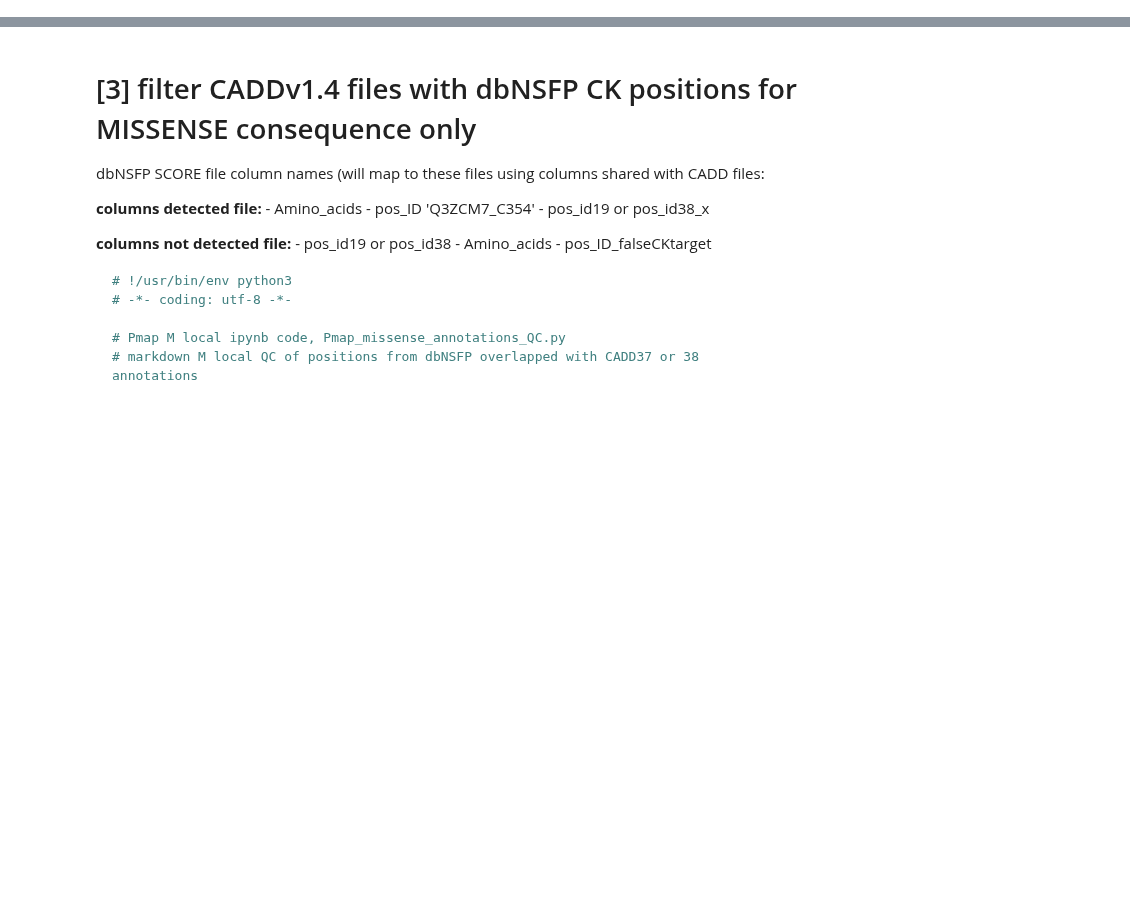
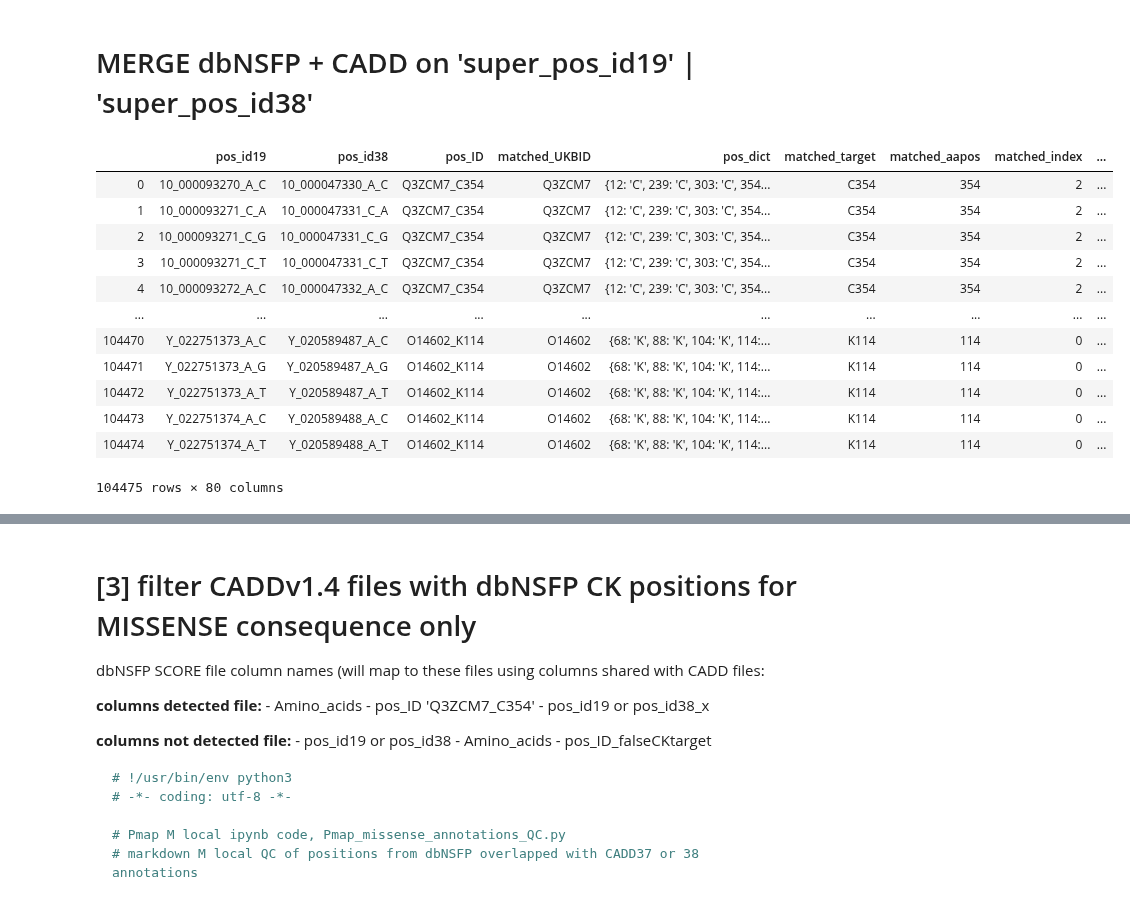
Before and after one commit to Mfpfox/MAPPING, a Jupyter notebook: M19_12_27_CADD_overlap_dbNSFP_local.ipynb, the cells around one changed output, grey strips where cells are left out. Drawn from its saved outputs; the diff is of its cells as text; code cells hidden in the pictures; blank space fills up the shorter version.

```diff
--- a/M19_12_27_CADD_overlap_dbNSFP_local.ipynb
+++ b/M19_12_27_CADD_overlap_dbNSFP_local.ipynb
@@ -43,0 +281,16 @@ print(os.listdir())
+# %%
+dbnsfp = pd.read_csv('SCORE2_dbNSFP_selectcols_detected_CK_104475.csv', low_memory=False)
+print(dbnsfp.shape)
+notdbnsfp = pd.read_csv('SCORE2_dbNSFP_selectcols_NOT_detected_CK_1222911.csv', low_memory=False)
+print(notdbnsfp.shape)
+
+# DBNSFP DETECTED
+dbnsfp = super_pos_id(dbnsfp, 'pos_id19', 'matched_aapos', 37)
+dbnsfp = super_pos_id(dbnsfp, 'pos_id38', 'matched_aapos', 38)
+
+# DBNSFP NOTDETECTED
+notdbnsfp = super_pos_id(notdbnsfp, 'pos_id19', 'matched_aapos', 37)
+notdbnsfp = super_pos_id(notdbnsfp, 'pos_id38', 'matched_aapos', 38)
+
+dbnsfp.to_csv('SCORE2_dbNSFP_selectcols_detected_CK_104475.csv', index=False)
+notdbnsfp.to_csv('SCORE2_dbNSFP_selectcols_NOT_detected_CK_1222911.csv', index=False)
@@ -43,0 +334,18 @@ print(os.listdir())
+# %% [markdown]
+# MERGE dbNSFP + CADD on 'super_pos_id19' | 'super_pos_id38'
+# %%
+dbnsfp
+# %% [output]
+|  | pos_id19 | pos_id38 | pos_ID | matched_UKBID | pos_dict | matched_target | matched_aapos | matched_index | ... |
+| 0 | 10_000093270_A_C | 10_000047330_A_C | Q3ZCM7_C354 | Q3ZCM7 | {12: 'C', 239: 'C', 303: 'C', 354... | C354 | 354 | 2 | ... |
+| 1 | 10_000093271_C_A | 10_000047331_C_A | Q3ZCM7_C354 | Q3ZCM7 | {12: 'C', 239: 'C', 303: 'C', 354... | C354 | 354 | 2 | ... |
+| 2 | 10_000093271_C_G | 10_000047331_C_G | Q3ZCM7_C354 | Q3ZCM7 | {12: 'C', 239: 'C', 303: 'C', 354... | C354 | 354 | 2 | ... |
+| 3 | 10_000093271_C_T | 10_000047331_C_T | Q3ZCM7_C354 | Q3ZCM7 | {12: 'C', 239: 'C', 303: 'C', 354... | C354 | 354 | 2 | ... |
+| 4 | 10_000093272_A_C | 10_000047332_A_C | Q3ZCM7_C354 | Q3ZCM7 | {12: 'C', 239: 'C', 303: 'C', 354... | C354 | 354 | 2 | ... |
+| ... | ... | ... | ... | ... | ... | ... | ... | ... | ... |
+| 104470 | Y_022751373_A_C | Y_020589487_A_C | O14602_K114 | O14602 | {68: 'K', 88: 'K', 104: 'K', 114:... | K114 | 114 | 0 | ... |
+| 104471 | Y_022751373_A_G | Y_020589487_A_G | O14602_K114 | O14602 | {68: 'K', 88: 'K', 104: 'K', 114:... | K114 | 114 | 0 | ... |
+| 104472 | Y_022751373_A_T | Y_020589487_A_T | O14602_K114 | O14602 | {68: 'K', 88: 'K', 104: 'K', 114:... | K114 | 114 | 0 | ... |
+| 104473 | Y_022751374_A_C | Y_020589488_A_C | O14602_K114 | O14602 | {68: 'K', 88: 'K', 104: 'K', 114:... | K114 | 114 | 0 | ... |
+| 104474 | Y_022751374_A_T | Y_020589488_A_T | O14602_K114 | O14602 | {68: 'K', 88: 'K', 104: 'K', 114:... | K114 | 114 | 0 | ... |
+104475 rows × 80 columns
```
Also changed, not shown: parts of 39 cells of this notebook.
